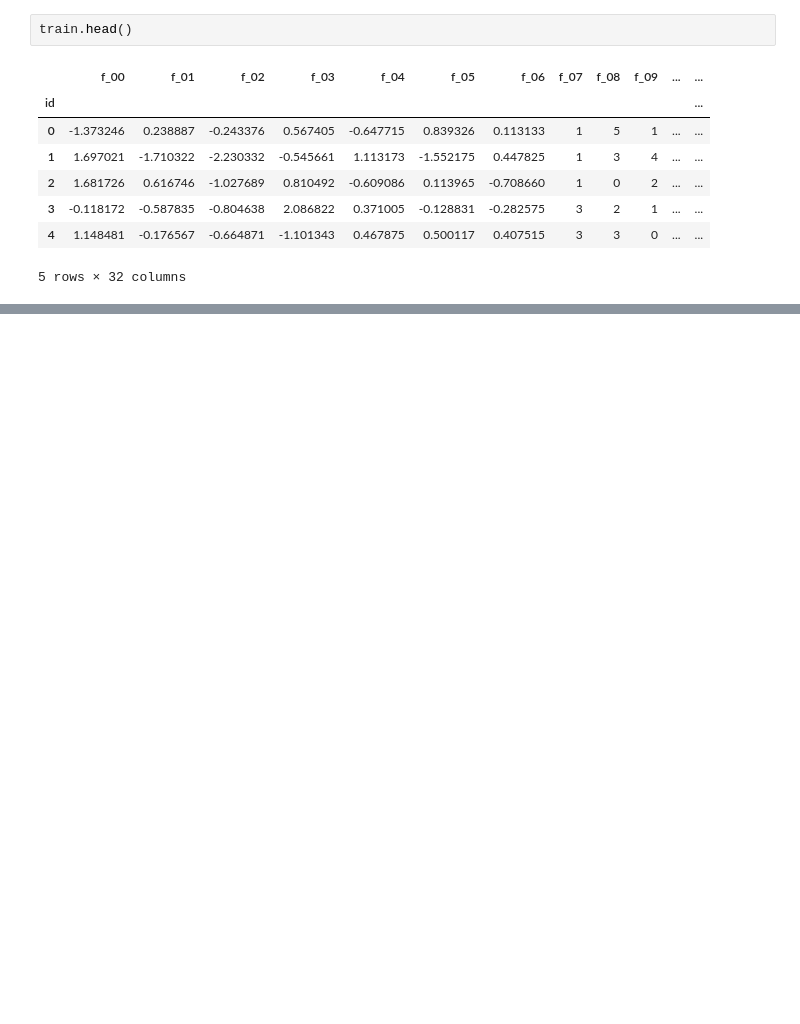
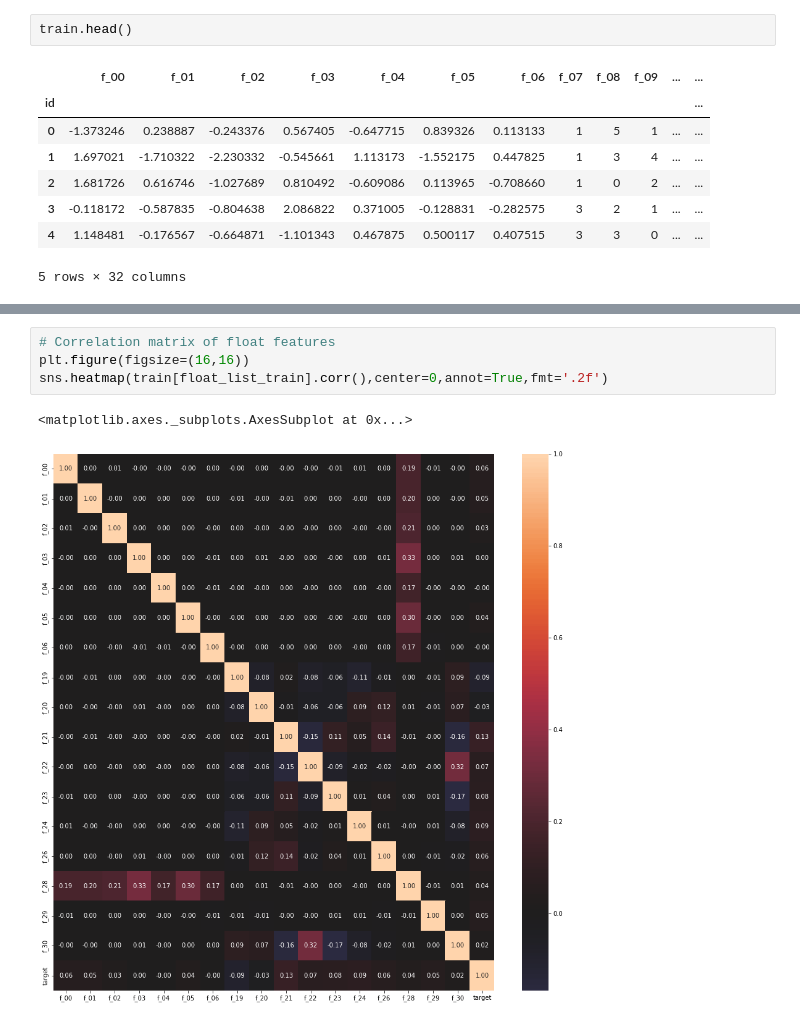
Before and after one commit to Chirag314/Tabular-Data-Series, a Jupyter notebook: TPMay.ipynb, the cells around one changed output, grey strips where cells are left out. Drawn from its saved outputs; the diff is of its cells as text; blank space fills up the shorter version.

```diff
--- a/TPMay.ipynb
+++ b/TPMay.ipynb
@@ -157,0 +190,7 @@ array([[<matplotlib.axes._subplots.AxesSubplot object at 0x...>,
+# %%
+# Correlation matrix of float features
+plt.figure(figsize=(16,16))
+sns.heatmap(train[float_list_train].corr(),center=0,annot=True,fmt='.2f')
+# %% [output]
+<matplotlib.axes._subplots.AxesSubplot at 0x...>
+[figure, added]
```
Also changed, not shown: parts of 15 cells of this notebook.
